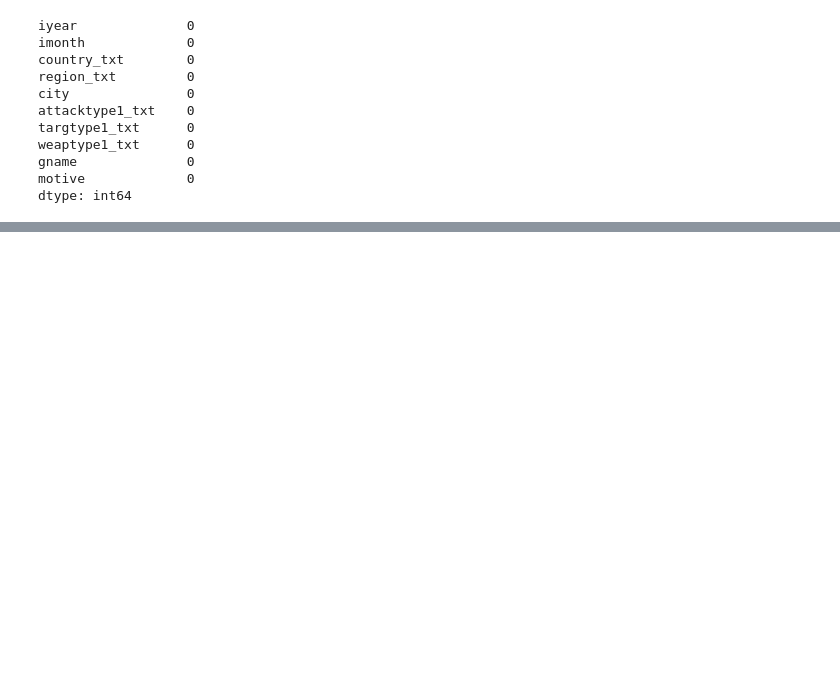
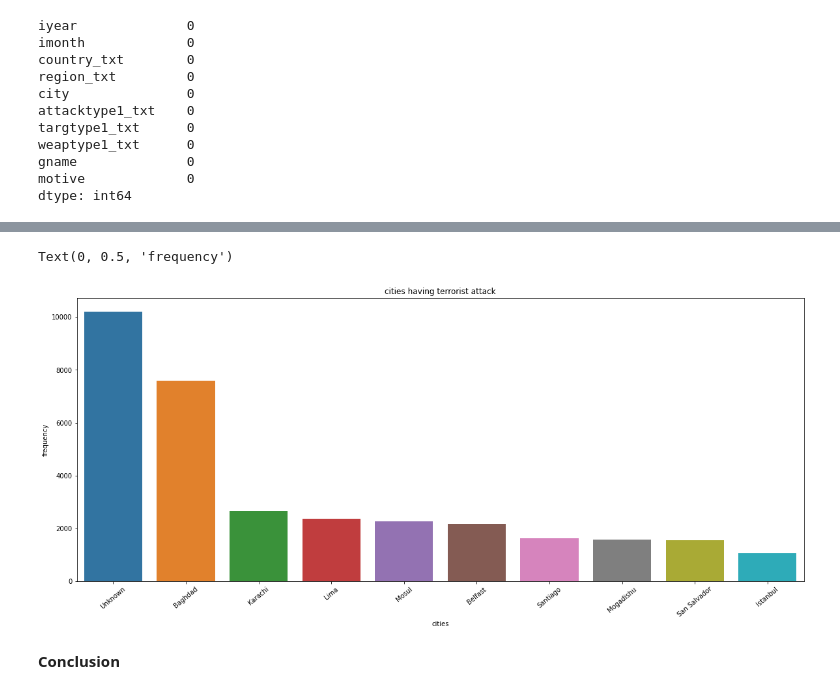
Before and after one commit to omkar3513/Global_Terrorism_Database_-GTD-_Analysis, a Jupyter notebook: Copy_of_Global_Terrorism_Analysis_Capstone_Project.ipynb, the cells around one changed output, grey strips where cells are left out. Drawn from its saved outputs; the diff is of its cells as text; code cells hidden in the pictures; blank space fills up the shorter version.

```diff
--- a/Copy_of_Global_Terrorism_Analysis_Capstone_Project.ipynb
+++ b/Copy_of_Global_Terrorism_Analysis_Capstone_Project.ipynb
@@ -239,0 +275,12 @@ dtype: int64
+# %%
+plt.figure(figsize=(20,8))
+plt.xticks(rotation= 40)
+sns.barplot(df['city'].value_counts()[0:10].index, df['city'].value_counts()[0:10].values)
+plt.title('cities having terrorist attack')
+plt.xlabel('cities')
+plt.ylabel('frequency')
+# %% [output]
+Text(0, 0.5, 'frequency')
+[figure, added]
+# %% [markdown]
+**Conclusion**
```
Also changed, not shown: parts of 10 cells of this notebook.
